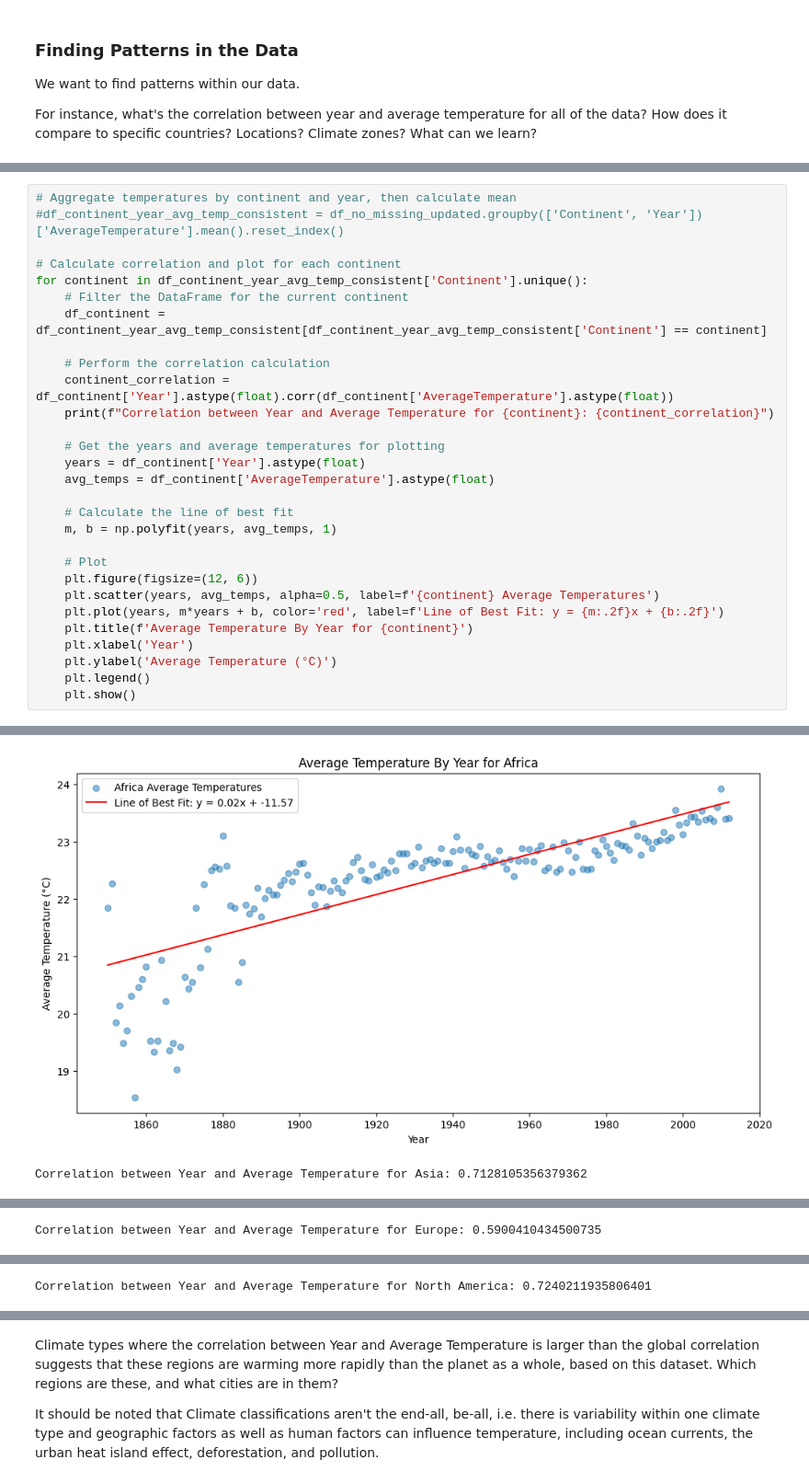
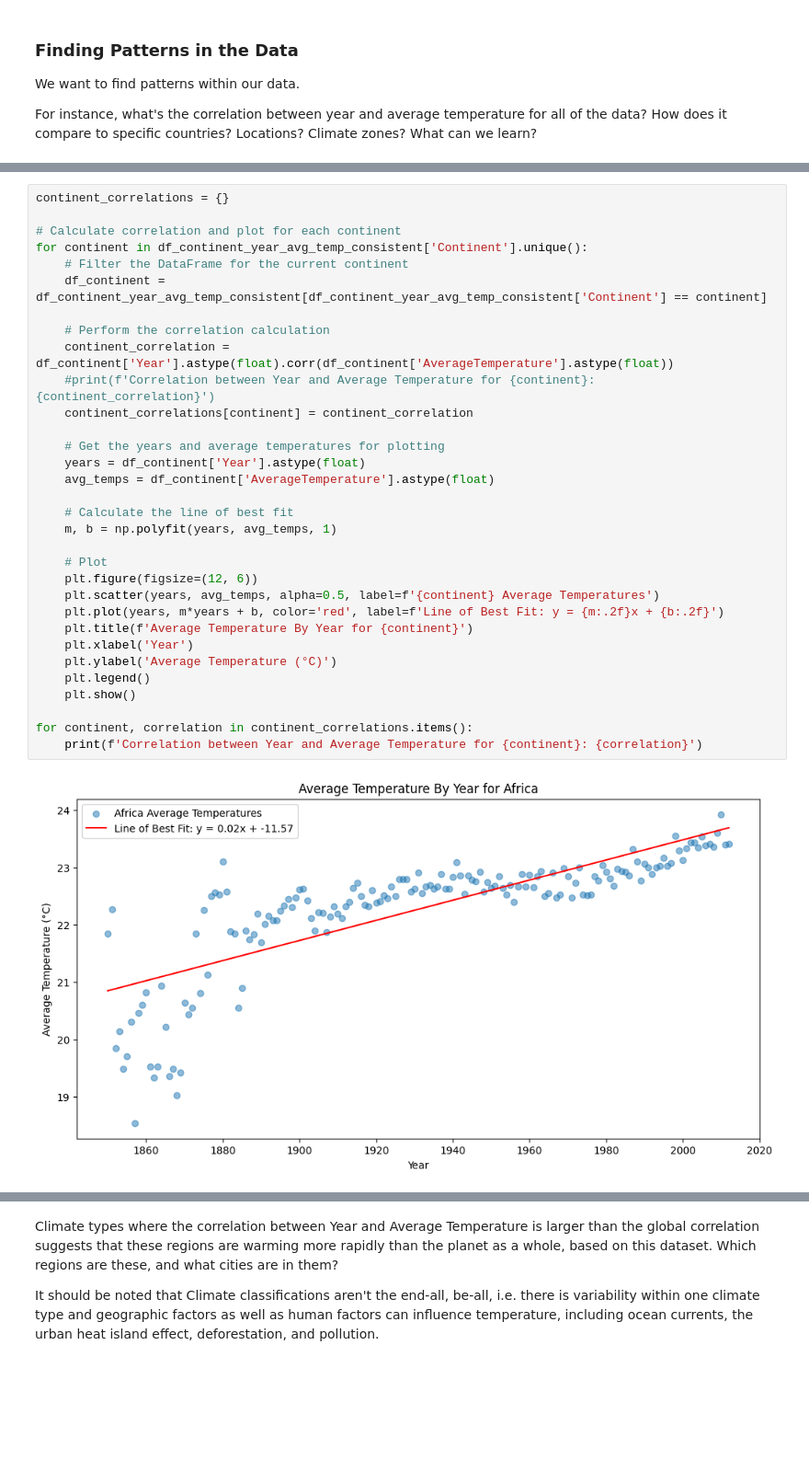
Before and after one commit to jacobRidenour/Temperature-Patterns, a Jupyter notebook: Analysis.ipynb, the cells around one changed output, grey strips where cells are left out. Shown at 92% size. Saved outputs shown, nothing was run; the diff lists cells and outputs as text; blank space fills up the shorter version.

```diff
--- a/Analysis.ipynb
+++ b/Analysis.ipynb
@@ -575,30 +667,34 @@ start_year is 1850
 # %%
-# Aggregate temperatures by continent and year, then calculate mean
-#df_continent_year_avg_temp_consistent = df_no_missing_updated.groupby(['Continent', 'Year'])['AverageTemperature'].mean().reset_index()
+continent_correlations = {}
 
 # Calculate correlation and plot for each continent
 for continent in df_continent_year_avg_temp_consistent['Continent'].unique():
     # Filter the DataFrame for the current continent
     df_continent = df_continent_year_avg_temp_consistent[df_continent_year_avg_temp_consistent['Continent'] == continent]
 
     # Perform the correlation calculation
     continent_correlation = df_continent['Year'].astype(float).corr(df_continent['AverageTemperature'].astype(float))
-    print(f"Correlation between Year and Average Temperature for {continent}: {continent_correlation}")
+    #print(f'Correlation between Year and Average Temperature for {continent}: {continent_correlation}')
+    continent_correlations[continent] = continent_correlation
 
     # Get the years and average temperatures for plotting
     years = df_continent['Year'].astype(float)
     avg_temps = df_continent['AverageTemperature'].astype(float)
 
     # Calculate the line of best fit
     m, b = np.polyfit(years, avg_temps, 1)
 
     # Plot
     plt.figure(figsize=(12, 6))
     plt.scatter(years, avg_temps, alpha=0.5, label=f'{continent} Average Temperatures')
     plt.plot(years, m*years + b, color='red', label=f'Line of Best Fit: y = {m:.2f}x + {b:.2f}')
     plt.title(f'Average Temperature By Year for {continent}')
     plt.xlabel('Year')
     plt.ylabel('Average Temperature (°C)')
     plt.legend()
     plt.show()
+
+for continent, correlation in continent_correlations.items():
+    print(f'Correlation between Year and Average Temperature for {continent}: {correlation}')
 # %% [output]
+[figure]
@@ -606,2 +711,0 @@ Correlation between Year and Average Temperature for Africa: 0.78670902966879
-[figure]
-Correlation between Year and Average Temperature for Asia: 0.7128105356379362
@@ -609 +711,0 @@ Correlation between Year and Average Temperature for Asia: 0.7128105356379362
-Correlation between Year and Average Temperature for Europe: 0.5900410434500735
@@ -611 +711,0 @@ Correlation between Year and Average Temperature for Europe: 0.5900410434500735
-Correlation between Year and Average Temperature for North America: 0.7240211935806401
```
Also changed, not shown: parts of 25 cells of this notebook.
